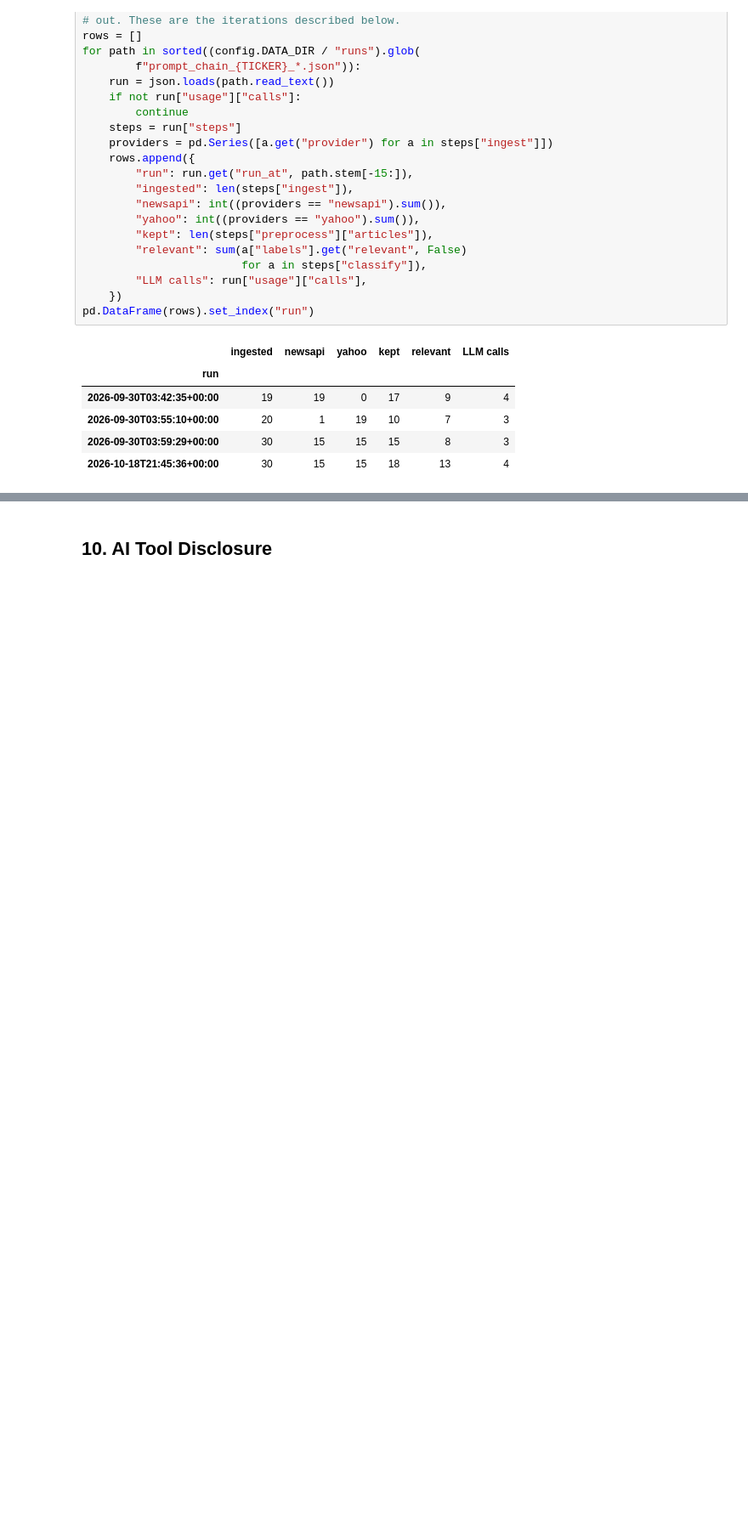
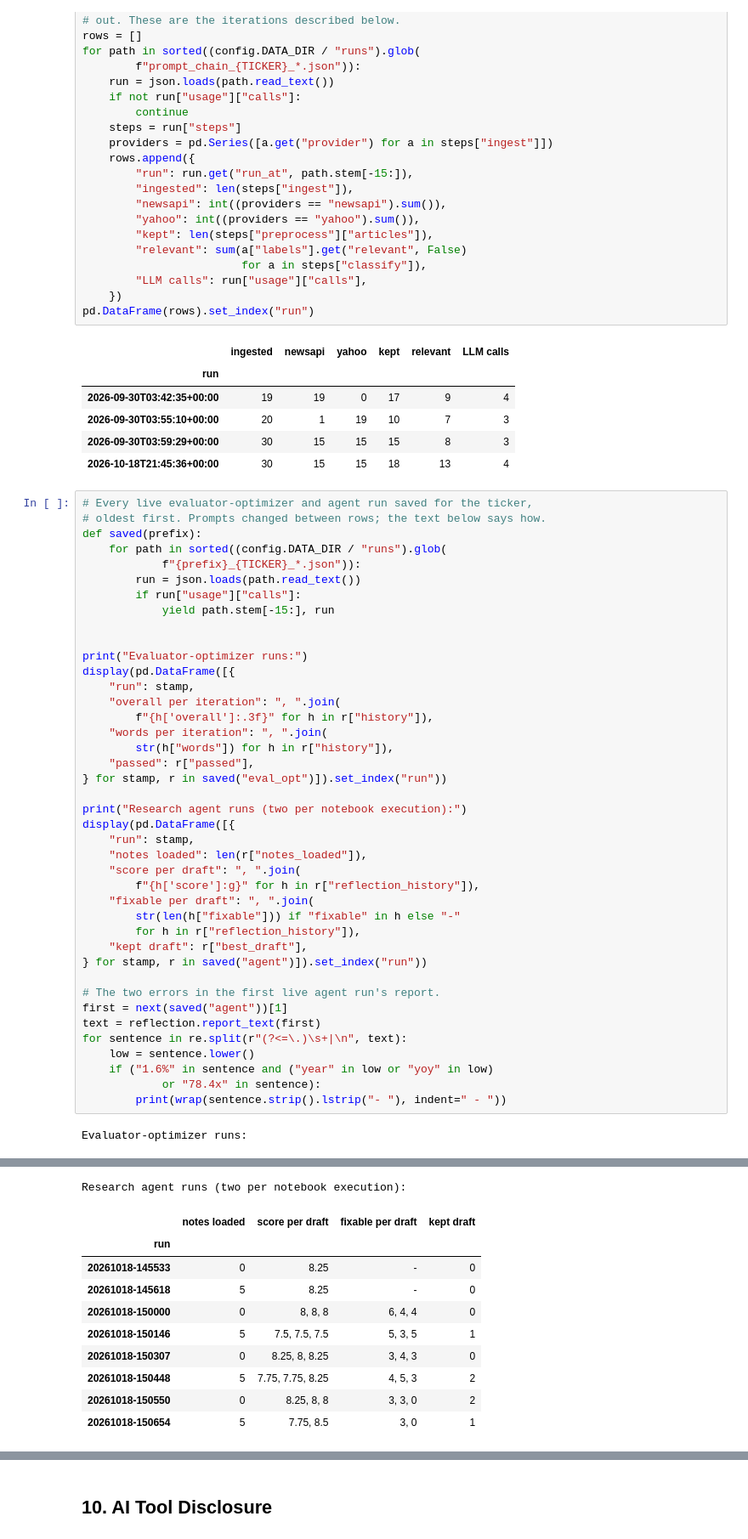
Before and after one commit to pdhinaka/AAI-520-NLP-Final-Team-Project-Group7, a Jupyter notebook: notebooks/final_notebook.ipynb, the cells around one changed output, grey strips where cells are left out. Shown at 85% size. Drawn from its saved outputs; the diff is of its cells as text; blank space fills up the shorter version.

```diff
--- a/notebooks/final_notebook.ipynb
+++ b/notebooks/final_notebook.ipynb
@@ -1271,3 +1398,46 @@ pd.DataFrame(rows).set_index("run")
 | 2026-09-30T03:55:10+00:00 | 20 | 1 | 19 | 10 | 7 | 3 |
 | 2026-09-30T03:59:29+00:00 | 30 | 15 | 15 | 15 | 8 | 3 |
 | 2026-10-18T21:45:36+00:00 | 30 | 15 | 15 | 18 | 13 | 4 |
+# %%
+# Every live evaluator-optimizer and agent run saved for the ticker,
+# oldest first. Prompts changed between rows; the text below says how.
+def saved(prefix):
+    for path in sorted((config.DATA_DIR / "runs").glob(
+            f"{prefix}_{TICKER}_*.json")):
+        run = json.loads(path.read_text())
+        if run["usage"]["calls"]:
+            yield path.stem[-15:], run
+
+
+print("Evaluator-optimizer runs:")
+display(pd.DataFrame([{
+    "run": stamp,
+    "overall per iteration": ", ".join(
+        f"{h['overall']:.3f}" for h in r["history"]),
+    "words per iteration": ", ".join(
+        str(h["words"]) for h in r["history"]),
+    "passed": r["passed"],
+} for stamp, r in saved("eval_opt")]).set_index("run"))
+
+print("Research agent runs (two per notebook execution):")
+display(pd.DataFrame([{
+    "run": stamp,
+    "notes loaded": len(r["notes_loaded"]),
+    "score per draft": ", ".join(
+        f"{h['score']:g}" for h in r["reflection_history"]),
+    "fixable per draft": ", ".join(
+        str(len(h["fixable"])) if "fixable" in h else "-"
+        for h in r["reflection_history"]),
+    "kept draft": r["best_draft"],
+} for stamp, r in saved("agent")]).set_index("run"))
+
+# The two errors in the first live agent run's report.
+first = next(saved("agent"))[1]
+text = reflection.report_text(first)
+for sentence in re.split(r"(?<=\.)\s+|\n", text):
+    low = sentence.lower()
+    if ("1.6%" in sentence and ("year" in low or "yoy" in low)
+            or "78.4x" in sentence):
+        print(wrap(sentence.strip().lstrip("- "), indent=" - "))
+# %% [output]
+Evaluator-optimizer runs:
@@ -1273,0 +1453,11 @@ pd.DataFrame(rows).set_index("run")
+Research agent runs (two per notebook execution):
+|  | notes loaded | score per draft | fixable per draft | kept draft |
+| run |  |  |  |  |
+| 20261018-145533 | 0 | 8.25 | - | 0 |
+| 20261018-145618 | 5 | 8.25 | - | 0 |
+| 20261018-150000 | 0 | 8, 8, 8 | 6, 4, 4 | 0 |
+| 20261018-150146 | 5 | 7.5, 7.5, 7.5 | 5, 3, 5 | 1 |
+| 20261018-150307 | 0 | 8.25, 8, 8.25 | 3, 4, 3 | 0 |
+| 20261018-150448 | 5 | 7.75, 7.75, 8.25 | 4, 5, 3 | 2 |
+| 20261018-150550 | 0 | 8.25, 8, 8 | 3, 3, 0 | 2 |
+| 20261018-150654 | 5 | 7.75, 8.5 | 3, 0 | 1 |
```
Also changed, not shown: parts of 37 cells of this notebook.
